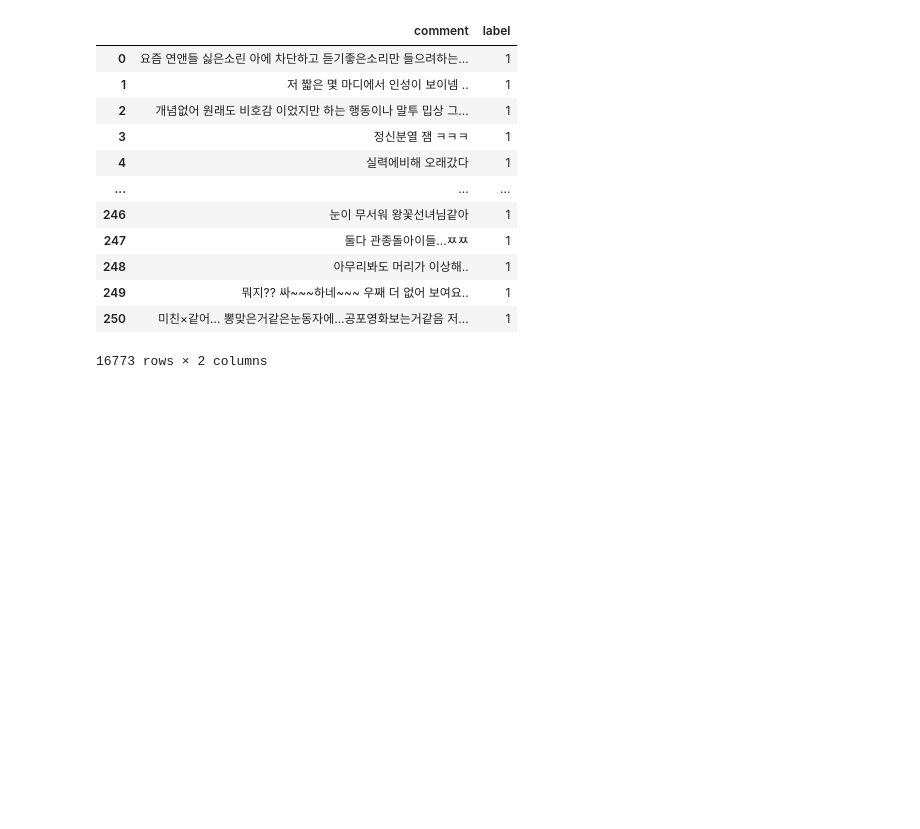
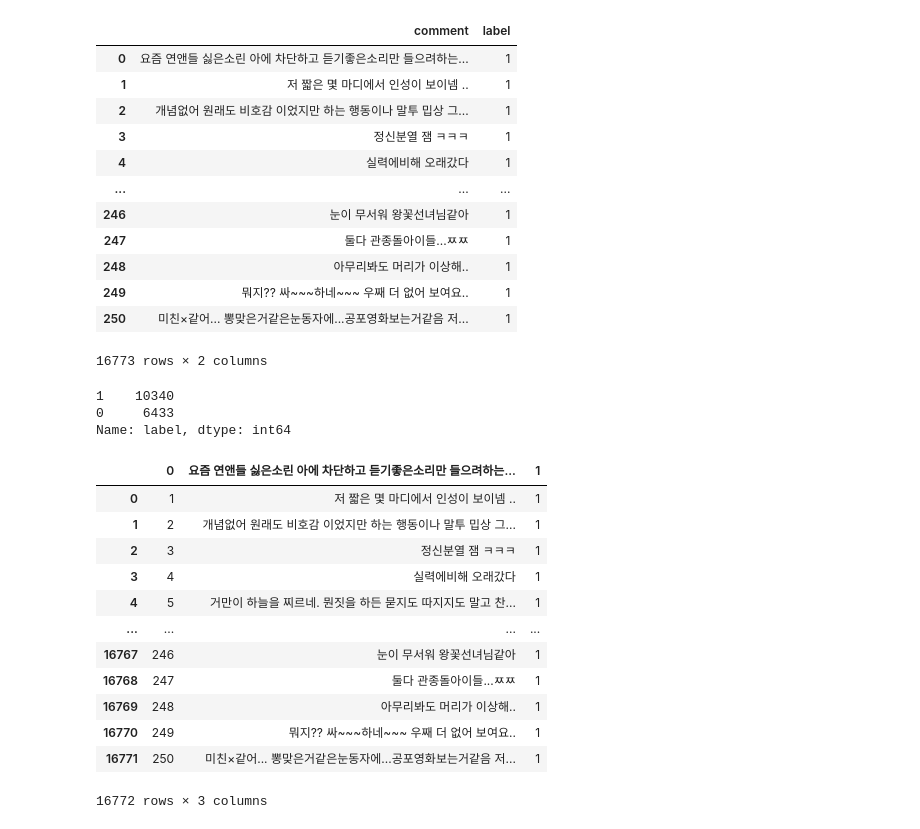
Before and after one commit to sooyeon-go/grad_project, a Jupyter notebook: comment_crawling_r/comment2_csv.ipynb, the cells around one changed output. Cells and saved outputs as stored; diff of their text form; code cells hidden in the pictures; blank space fills up the shorter version.

```diff
--- a/comment_crawling_r/comment2_csv.ipynb
+++ b/comment_crawling_r/comment2_csv.ipynb
@@ -1476,3 +1476,9 @@ fi23
 | 249 | 뭐지?? 싸~~~하네~~~ 우째 더 없어 보여요.. | 1 |
 | 250 | 미친×같어... 뽕맞은거같은눈동자에...공포영화보는거같음 저... | 1 |
 16773 rows × 2 columns
+# %%
+fi23['label'].value_counts()
+# %% [output]
+1    10340
+0     6433
+Name: label, dtype: int64
@@ -1478,0 +1487,17 @@ fi23
+# %%
+dic = pd.read_csv('r2_file.csv',encoding = 'UTF-8-sig')
+dic
+# %% [output]
+|  | 0 | 요즘 연앤들 싫은소린 아에 차단하고 듣기좋은소리만 들으려하는... | 1 |
+| 0 | 1 | 저 짧은 몇 마디에서 인성이 보이넴 .. | 1 |
+| 1 | 2 | 개념없어 원래도 비호감 이었지만 하는 행동이나 말투 밉상 그... | 1 |
+| 2 | 3 | 정신분열 잼 ㅋㅋㅋ | 1 |
+| 3 | 4 | 실력에비해 오래갔다 | 1 |
+| 4 | 5 | 거만이 하늘을 찌르네. 뭔짓을 하든 묻지도 따지지도 말고 찬... | 1 |
+| ... | ... | ... | ... |
+| 16767 | 246 | 눈이 무서워 왕꽃선녀님같아 | 1 |
+| 16768 | 247 | 둘다 관종돌아이들...ㅉㅉ | 1 |
+| 16769 | 248 | 아무리봐도 머리가 이상해.. | 1 |
+| 16770 | 249 | 뭐지?? 싸~~~하네~~~ 우째 더 없어 보여요.. | 1 |
+| 16771 | 250 | 미친×같어... 뽕맞은거같은눈동자에...공포영화보는거같음 저... | 1 |
+16772 rows × 3 columns
```
Also changed, not shown: parts of 3 cells of this notebook.
